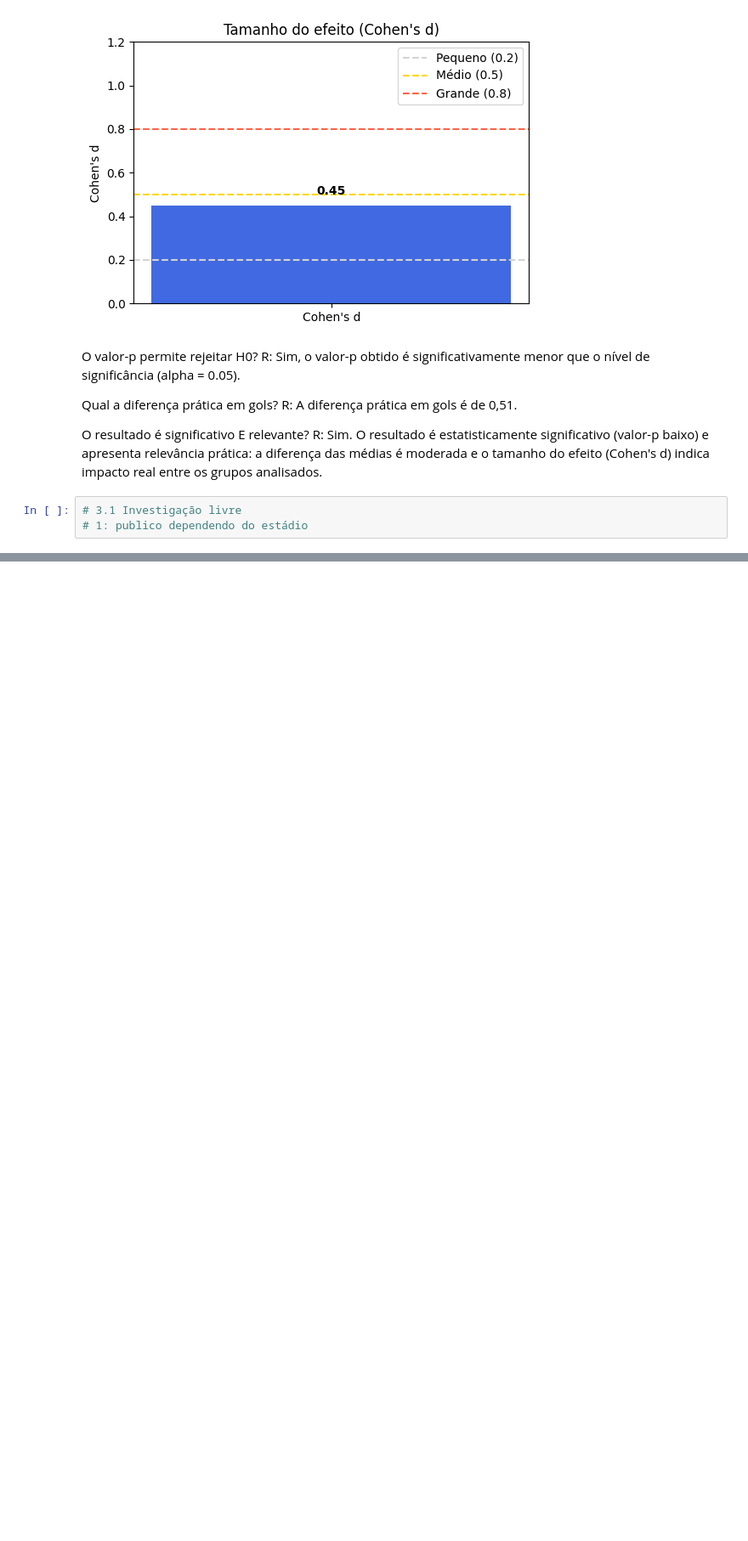
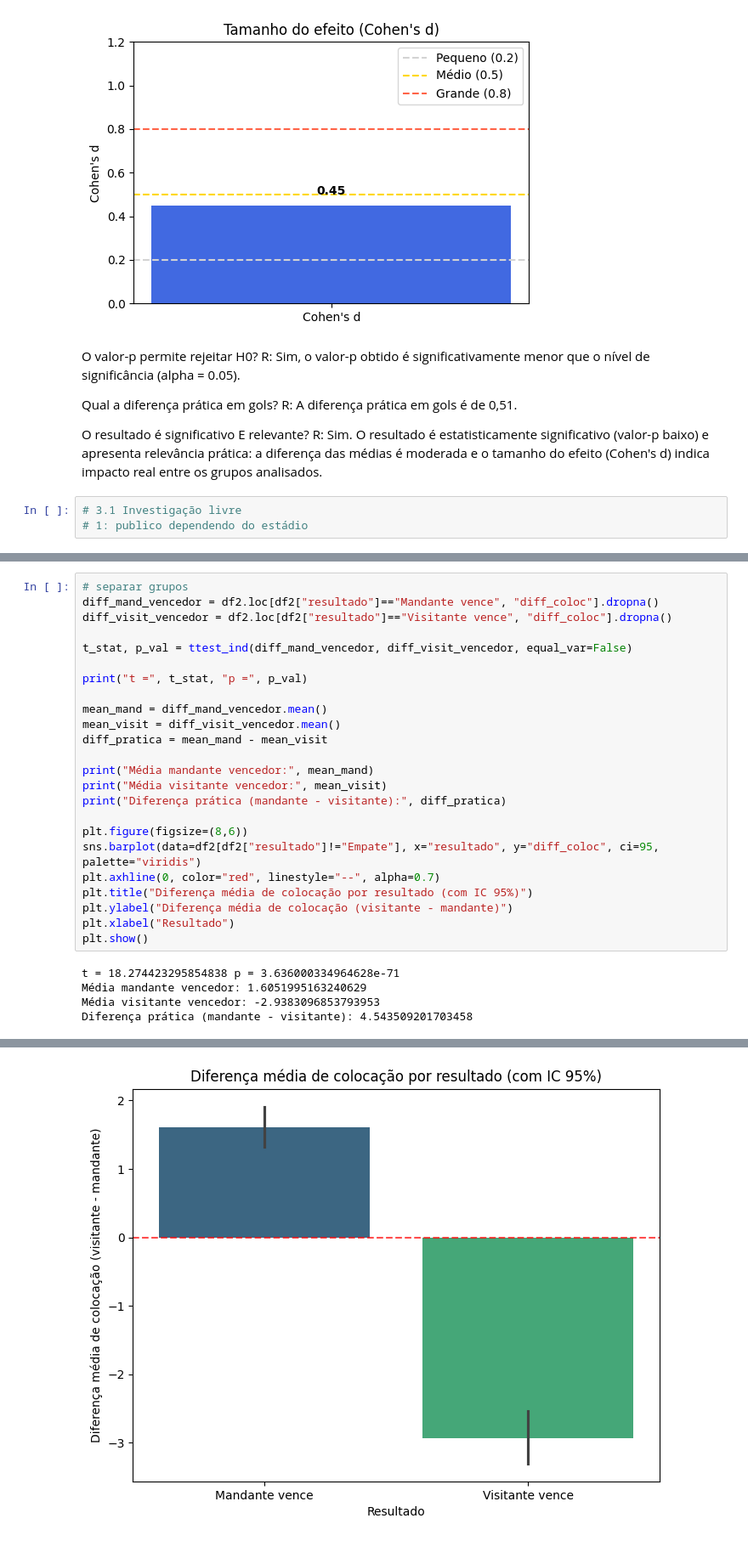
Before and after one commit to MateusLyoshka/EDA-e-Viz-do-campeonato-brasileiro, a Jupyter notebook: notebook.ipynb, the cells around one changed output, grey strips where cells are left out. Shown: that part at 85% size. Drawn from its saved outputs; the diff is of its cells as text; blank space fills up the shorter version.

```diff
--- a/notebook.ipynb
+++ b/notebook.ipynb
@@ -321,0 +348,29 @@ plt.show()
+# %%
+# separar grupos
+diff_mand_vencedor = df2.loc[df2["resultado"]=="Mandante vence", "diff_coloc"].dropna()
+diff_visit_vencedor = df2.loc[df2["resultado"]=="Visitante vence", "diff_coloc"].dropna()
+
+t_stat, p_val = ttest_ind(diff_mand_vencedor, diff_visit_vencedor, equal_var=False)
+
+print("t =", t_stat, "p =", p_val)
+
+mean_mand = diff_mand_vencedor.mean()
+mean_visit = diff_visit_vencedor.mean()
+diff_pratica = mean_mand - mean_visit
+
+print("Média mandante vencedor:", mean_mand)
+print("Média visitante vencedor:", mean_visit)
+print("Diferença prática (mandante - visitante):", diff_pratica)
+
+plt.figure(figsize=(8,6))
+sns.barplot(data=df2[df2["resultado"]!="Empate"], x="resultado", y="diff_coloc", ci=95, palette="viridis")
+plt.axhline(0, color="red", linestyle="--", alpha=0.7)
+plt.title("Diferença média de colocação por resultado (com IC 95%)")
+plt.ylabel("Diferença média de colocação (visitante - mandante)")
+plt.xlabel("Resultado")
+plt.show()
+# %% [output]
+t = 18.274423295854838 p = 3.636000334964628e-71
+Média mandante vencedor: 1.6051995163240629
+Média visitante vencedor: -2.9383096853793953
+Diferença prática (mandante - visitante): 4.543509201703458
@@ -321,0 +384 @@ plt.show()
+[figure, added]
```
Also changed, not shown: parts of 2 cells of this notebook.
